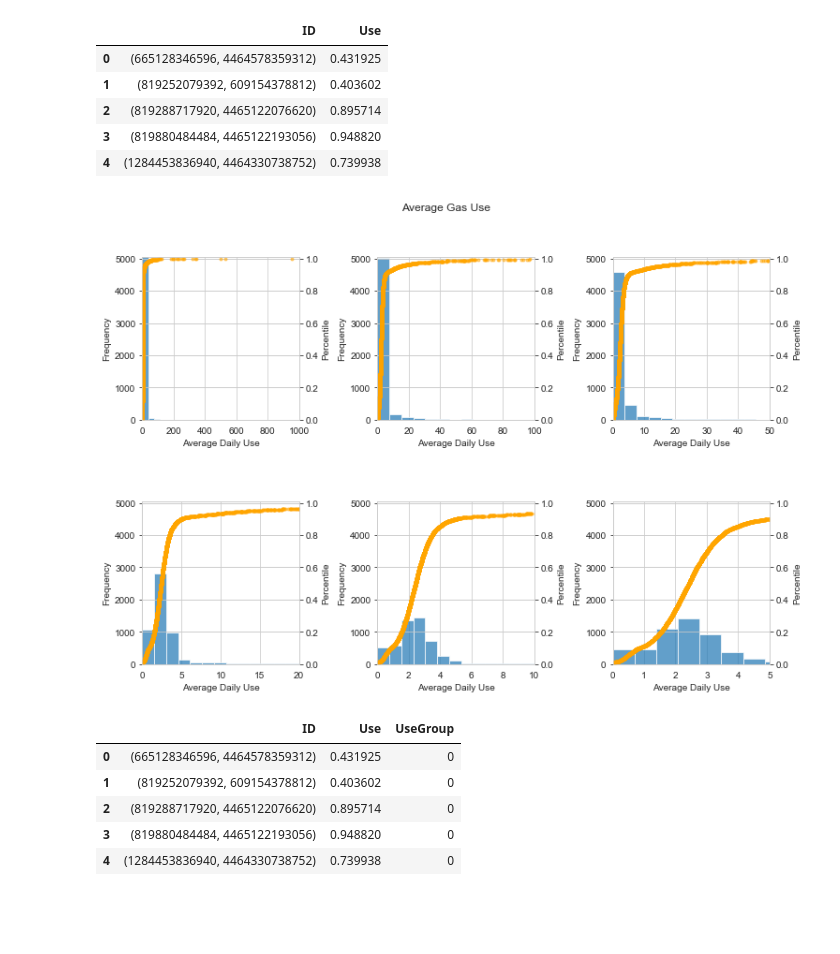
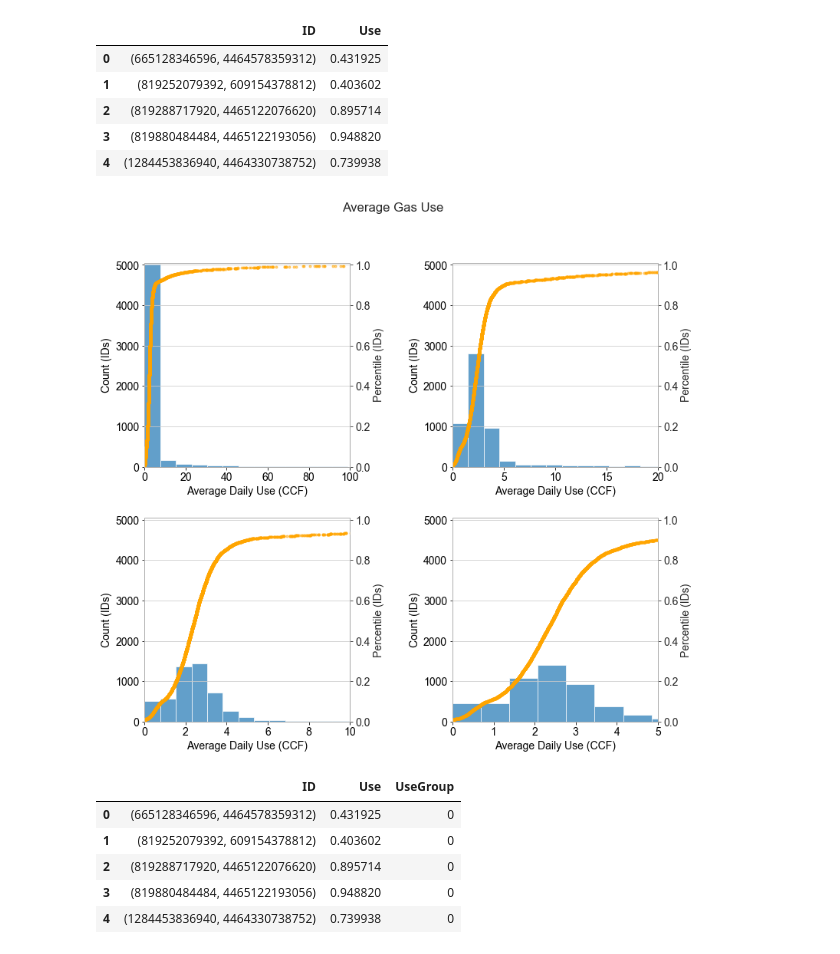
Before and after one commit to yz669/Capstone_2018Fall, a Jupyter notebook: Cluster.ipynb, the cells around one changed output. Cells and saved outputs as stored; diff of their text form; code cells hidden in the pictures; blank space fills up the shorter version.

```diff
--- a/Cluster.ipynb
+++ b/Cluster.ipynb
@@ -17,8 +17,8 @@ from timeit import default_timer as timer
 # note: if this throws an error, close jupyter, run "ulimit -n 4096" in terminal, then restart jupyter
 # %%
 # define data location
-location = '/Users/mithras/Documents/_SCHOOL/_Drexel/BUSN 710 - Capstone/Data/Forecasting Project/'
-#location = '/Users/loki/Documents/Data/Forecasting Project/'
+# location = '/Users/mithras/Documents/_SCHOOL/_Drexel/BUSN 710 - Capstone/Data/Forecasting Project/'
+location = '/Users/loki/Documents/_SCHOOL/_Drexel/BUSN 710 - Capstone/Data/Forecasting Project/'
 # %%
 # read data from pickle
 start = timer()
@@ -86,66 +86,68 @@ use.head()
 | 3 | (819880484484, 4465122193056) | 0.948820 |
 | 4 | (1284453836940, 4464330738752) | 0.739938 |
 # %%
-fig, axs = plt.subplots(nrows=2, ncols=3, figsize=(12,8))
+plt.rcParams.update({'font.size': 14})
+
+fig, axs = plt.subplots(nrows=2, ncols=2, figsize=(12,11))
 sns.set_style('whitegrid')
 fig.suptitle('Average Gas Use')
-fig.subplots_adjust(hspace=0.5, wspace=0.5)
+fig.subplots_adjust(hspace=0.25, wspace=0.5)
 
 x, y = cdf(use['Use'])
 
-axs[0,0].hist(use['Use'], 100, alpha=.7)
-axs[0,0].set_xlim(0,1000)
+# axs[0,0].hist(use['Use'], 100, alpha=.7)
+# axs[0,0].set_xlim(0,1000)
+# axs[0,0].set_ylim(0,5050)
+# layer1 = axs[0,0].twinx()
+# layer1.plot(x, y, '.', color="orange", alpha=.5)
+# layer1.set_ylim(0,1.01)
+# axs[0,0].set_xlabel("Average Daily Use (CCF)"); axs[0,0].set_ylabel("Count (IDs)"); layer1.set_ylabel("Percentile (IDs)");
+
+axs[0,0].hist(use['Use'], 500, alpha=.7)
+axs[0,0].set_xlim(0,100)
 axs[0,0].set_ylim(0,5050)
-layer1 = axs[0,0].twinx()
-layer1.plot(x, y, '.', color="orange", alpha=.5)
-layer1.set_ylim(0,1.01)
-axs[0,0].set_xlabel("Average Daily Use"); axs[0,0].set_ylabel("Frequency"); layer1.set_ylabel("Percentile");
-
-axs[0,1].hist(use['Use'], 500, alpha=.7)
-axs[0,1].set_xlim(0,100)
-axs[0,1].set_ylim(0,5050)
-layer2 = axs[0,1].twinx()
+layer2 = axs[0,0].twinx()
 layer2.plot(x, y, '.', color="orange", alpha=.5)
 layer2.set_ylim(0,1.01)
-axs[0,1].set_xlabel("Average Daily Use"); axs[0,1].set_ylabel("Frequency"); layer2.set_ylabel("Percentile");
+axs[0,0].set_xlabel("Average Daily Use (CCF)"); axs[0,0].set_ylabel("Count (IDs)"); layer2.set_ylabel("Percentile (IDs)");
 
-axs[0,2].hist(use['Use'], 1000, alpha=.7)
-axs[0,2].set_xlim(0,50); axs[0,2].xaxis.set_ticks(np.arange(0, 60, step=10))
-axs[0,2].set_ylim(0,5050)
-layer3 = axs[0,2].twinx()
-layer3.plot(x, y, '.', color="orange", alpha=.5)
-layer3.set_ylim(0,1.01)
-axs[0,2].set_xlabel("Average Daily Use"); axs[0,2].set_ylabel("Frequency"); layer3.set_ylabel("Percentile");
+# axs[0,2].hist(use['Use'], 1000, alpha=.7)
+# axs[0,2].set_xlim(0,50); axs[0,2].xaxis.set_ticks(np.arange(0, 60, step=10))
+# axs[0,2].set_ylim(0,5050)
+# layer3 = axs[0,2].twinx()
+# layer3.plot(x, y, '.', color="orange", alpha=.5)
+# layer3.set_ylim(0,1.01)
+# axs[0,2].set_xlabel("Average Daily Use (CCF)"); axs[0,2].set_ylabel("Count (IDs)"); layer3.set_ylabel("Percentile (IDs)");
 
 # second row
-axs[1,0].hist(use['Use'], 2500, alpha=.7)
-axs[1,0].set_xlim(0,20)
-axs[1,0].set_ylim(0,5050)
-layer4 = axs[1,0].twinx()
+axs[0,1].hist(use['Use'], 2500, alpha=.7)
+axs[0,1].set_xlim(0,20)
+axs[0,1].set_ylim(0,5050)
+layer4 = axs[0,1].twinx()
 layer4.plot(x, y, '.', color="orange", alpha=.5)
 layer4.set_ylim(0,1.01)
-axs[1,0].set_xlabel("Average Daily Use"); axs[1,0].set_ylabel("Frequency"); layer4.set_ylabel("Percentile");
+axs[0,1].set_xlabel("Average Daily Use (CCF)"); axs[0,1].set_ylabel("Count (IDs)"); layer4.set_ylabel("Percentile (IDs)");
 
-axs[1,1].hist(use['Use'], 5000, alpha=.7)
-axs[1,1].set_xlim(0,10)
-axs[1,1].set_ylim(0,5050)
-layer5 = axs[1,1].twinx()
+axs[1,0].hist(use['Use'], 5000, alpha=.7)
+axs[1,0].set_xlim(0,10)
+axs[1,0].set_ylim(0,5050)
+layer5 = axs[1,0].twinx()
 layer5.plot(x, y, '.', color="orange", alpha=.5)
 layer5.set_ylim(0,1.01)
-axs[1,1].set_xlabel("Average Daily Use"); axs[1,1].set_ylabel("Frequency"); layer5.set_ylabel("Percentile");
+axs[1,0].set_xlabel("Average Daily Use (CCF)"); axs[1,0].set_ylabel("Count (IDs)"); layer5.set_ylabel("Percentile (IDs)");
 
-axs[1,2].hist(use['Use'], 5500, alpha=.7)
-axs[1,2].set_xlim(0,5); axs[1,2].xaxis.set_ticks(np.arange(0, 6, step=1))
-axs[1,2].set_ylim(0,5050)
-layer6 = axs[1,2].twinx()
+axs[1,1].hist(use['Use'], 5500, alpha=.7)
+axs[1,1].set_xlim(0,5); axs[1,1].xaxis.set_ticks(np.arange(0, 6, step=1))
+axs[1,1].set_ylim(0,5050)
+layer6 = axs[1,1].twinx()
 layer6.plot(x, y, '.', color="orange", alpha=.5)
 layer6.set_ylim(0,1.01)
-axs[1,2].set_xlabel("Average Daily Use"); axs[1,2].set_ylabel("Frequency"); layer6.set_ylabel("Percentile");
+axs[1,1].set_xlabel("Average Daily Use (CCF)"); axs[1,1].set_ylabel("Count (IDs)"); layer6.set_ylabel("Percentile (IDs)");
 
 # save
 fig.savefig(location+'Avg_gas_use.png')
 # %% [output]
-[figure, old version]
+[figure, new version]
 # %%
 # it looks like we have 4 groups:
 # * minimal users (avg use <= 1.5)
```
Also changed, not shown: parts of 16 cells of this notebook, 3 other files.
